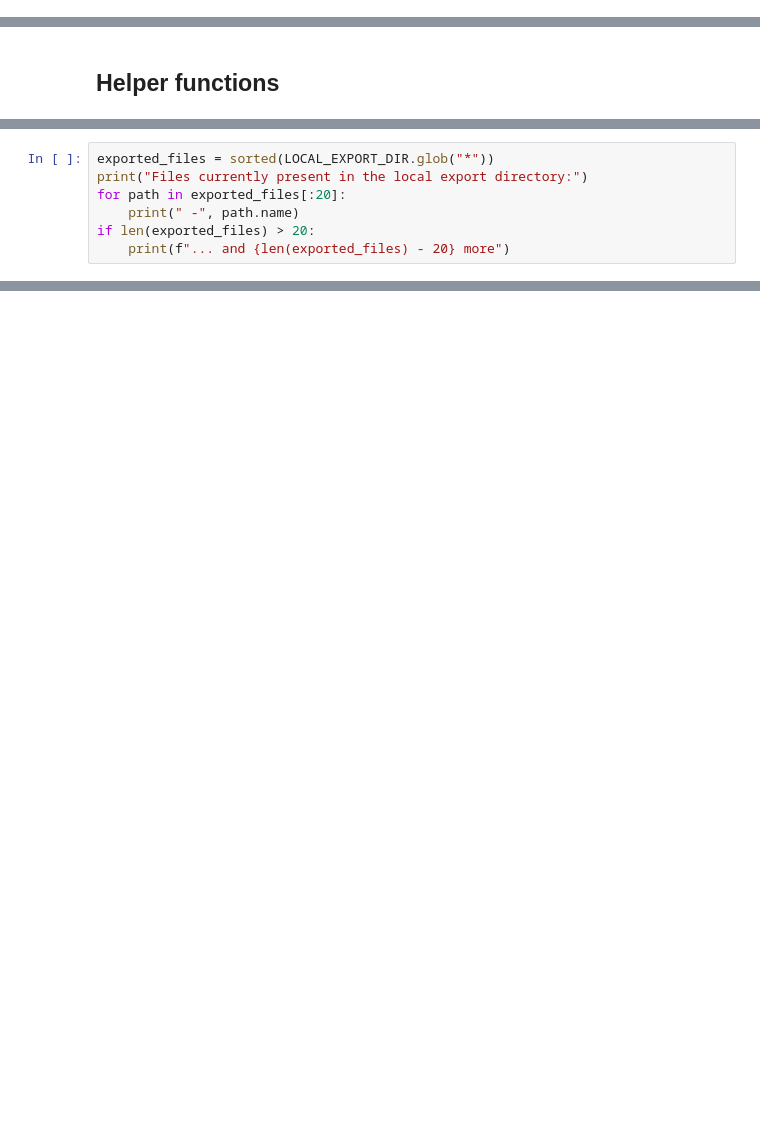
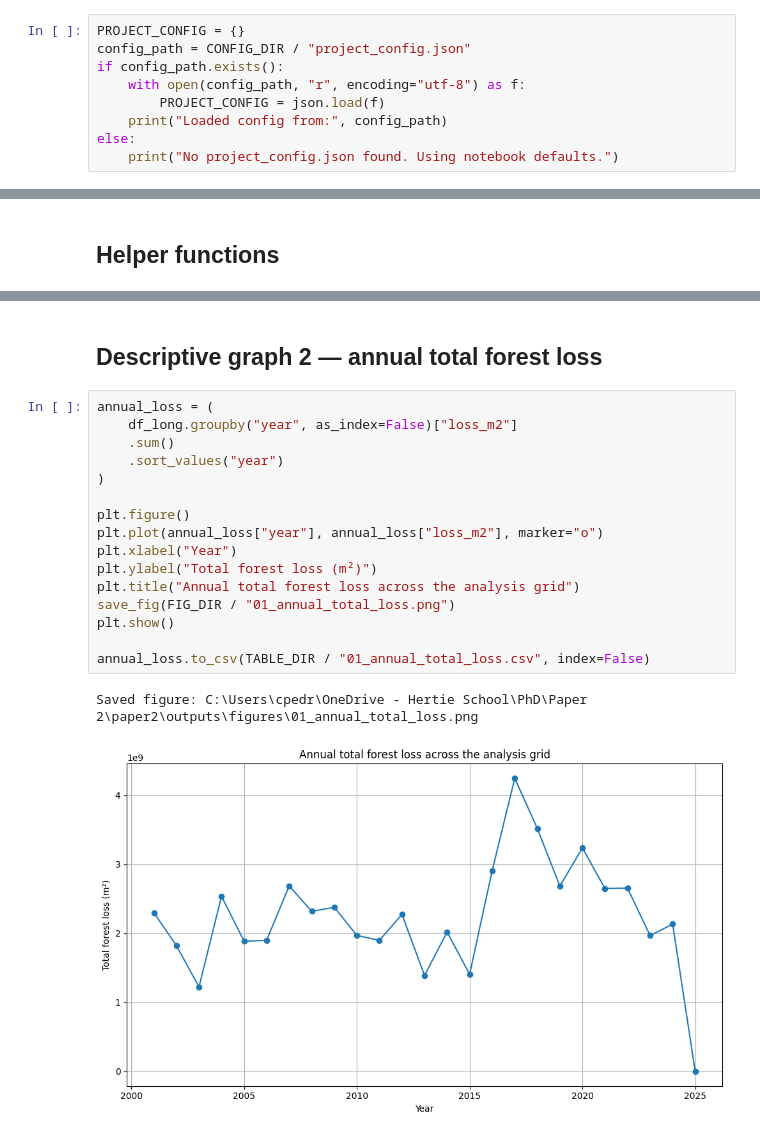
Before and after one commit to cpj97/paper2, a Jupyter notebook: notebooks/01_build_grid_panel.ipynb, the cells around one changed output, grey strips where cells are left out. Saved outputs shown, nothing was run; the diff lists cells and outputs as text; blank space fills up the shorter version.

```diff
--- a/notebooks/01_build_grid_panel.ipynb
+++ b/notebooks/01_build_grid_panel.ipynb
@@ -121,0 +109,9 @@ print("Current working directory:", Path.cwd().resolve())
+# %%
+PROJECT_CONFIG = {}
+config_path = CONFIG_DIR / "project_config.json"
+if config_path.exists():
+    with open(config_path, "r", encoding="utf-8") as f:
+        PROJECT_CONFIG = json.load(f)
+    print("Loaded config from:", config_path)
+else:
+    print("No project_config.json found. Using notebook defaults.")
@@ -526,7 +273,0 @@ This two-stage pattern is intentional. It keeps the heavy geospatial computation
-# %%
-exported_files = sorted(LOCAL_EXPORT_DIR.glob("*"))
-print("Files currently present in the local export directory:")
-for path in exported_files[:20]:
-    print(" -", path.name)
-if len(exported_files) > 20:
-    print(f"... and {len(exported_files) - 20} more")
@@ -653,0 +1445,21 @@ Notebook 02 will define treatment timing, first treatment year, cohorts, and eve
+# %% [markdown]
+## Descriptive graph 2 — annual total forest loss
+# %%
+annual_loss = (
+    df_long.groupby("year", as_index=False)["loss_m2"]
+    .sum()
+    .sort_values("year")
+)
+
+plt.figure()
+plt.plot(annual_loss["year"], annual_loss["loss_m2"], marker="o")
+plt.xlabel("Year")
+plt.ylabel("Total forest loss (m²)")
+plt.title("Annual total forest loss across the analysis grid")
+save_fig(FIG_DIR / "01_annual_total_loss.png")
+plt.show()
+
+annual_loss.to_csv(TABLE_DIR / "01_annual_total_loss.csv", index=False)
+# %% [output]
+Saved figure: C:\Users\cpedr\OneDrive - Hertie School\PhD\Paper 2\paper2\outputs\figures\01_annual_total_loss.png
+[figure, added]
```
Also changed, not shown: parts of 87 cells of this notebook, 12 other files.
